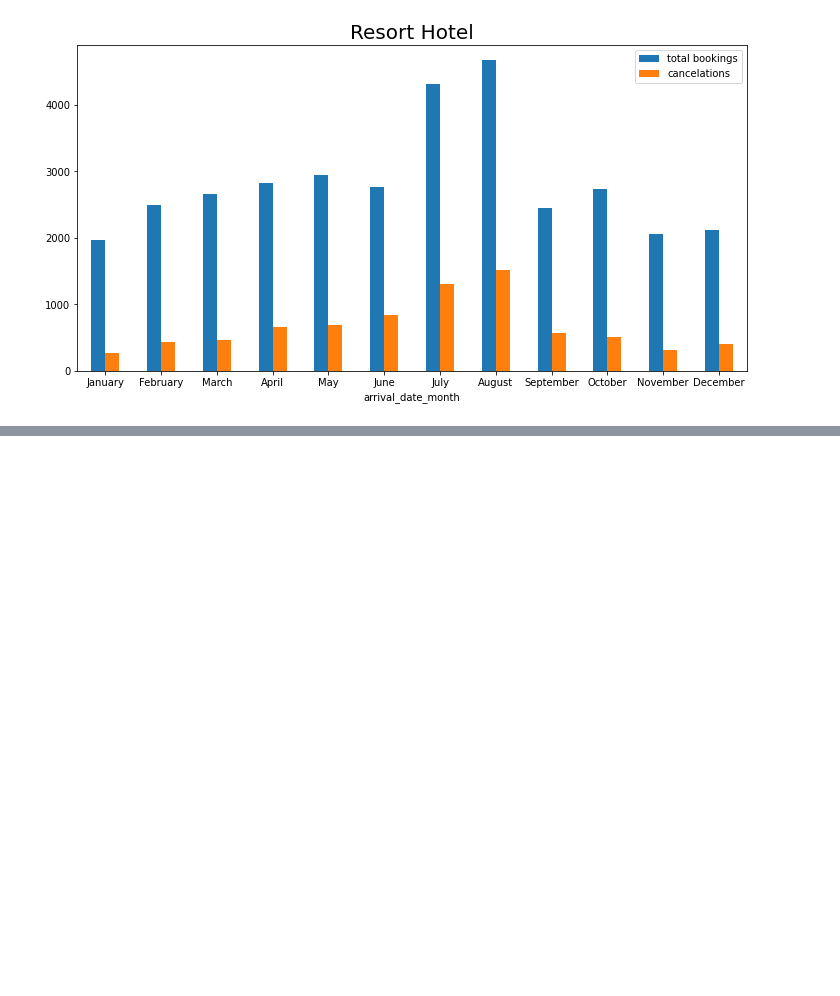
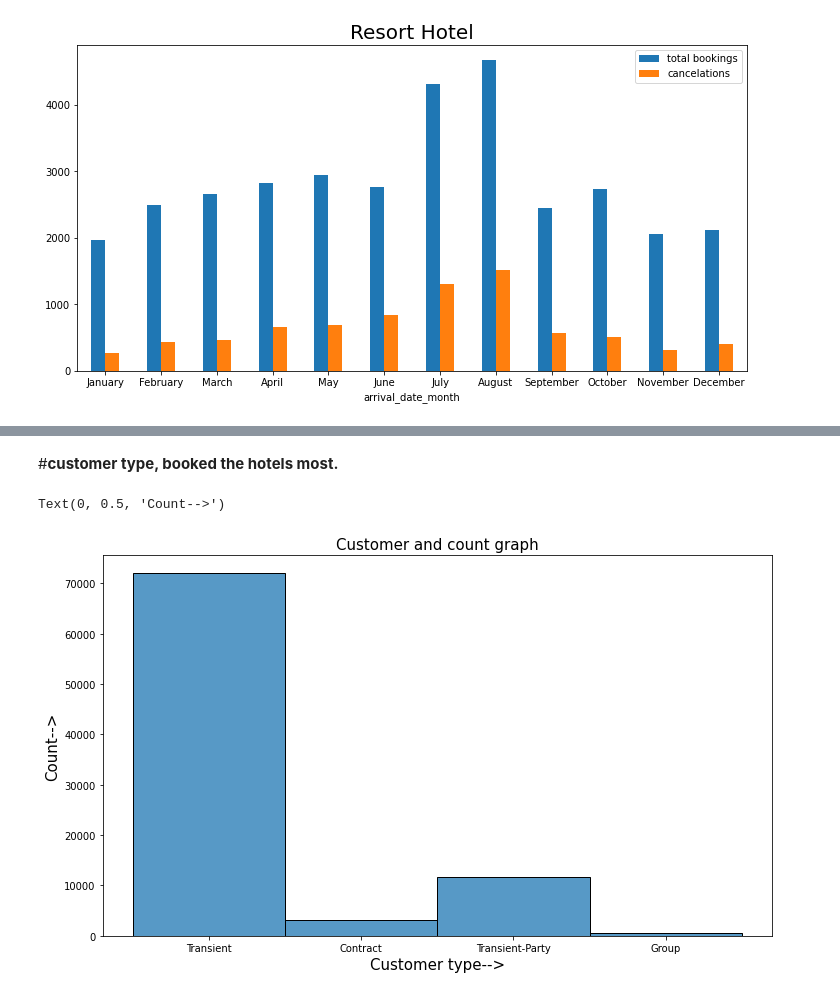
Before and after one commit to guptaprateek98/capstone_hotel, a Jupyter notebook: Copy_Hotel_Booking_Analysis_Capstone_Project.ipynb, the cells around one changed output, grey strips where cells are left out. Saved outputs shown, nothing was run; the diff lists cells and outputs as text; code cells hidden in the pictures; blank space fills up the shorter version.

```diff
--- a/Copy_Hotel_Booking_Analysis_Capstone_Project.ipynb
+++ b/Copy_Hotel_Booking_Analysis_Capstone_Project.ipynb
@@ -298,0 +309,12 @@ Text(0.5, 1.0, 'Resort Hotel')
+# %% [markdown]
+#**customer type, booked the hotels most.**
+# %%
+# histogram plot of customer's count
+plt.figure(figsize=(12,7))
+sns.histplot(h_df['customer_type'])
+plt.title('Customer and count graph',fontsize=15)
+plt.xlabel('Customer type-->',fontsize=15)
+plt.ylabel('Count-->',fontsize=15)
+# %% [output]
+Text(0, 0.5, 'Count-->')
+[figure, added]
```
Also changed, not shown: parts of 9 cells of this notebook.
